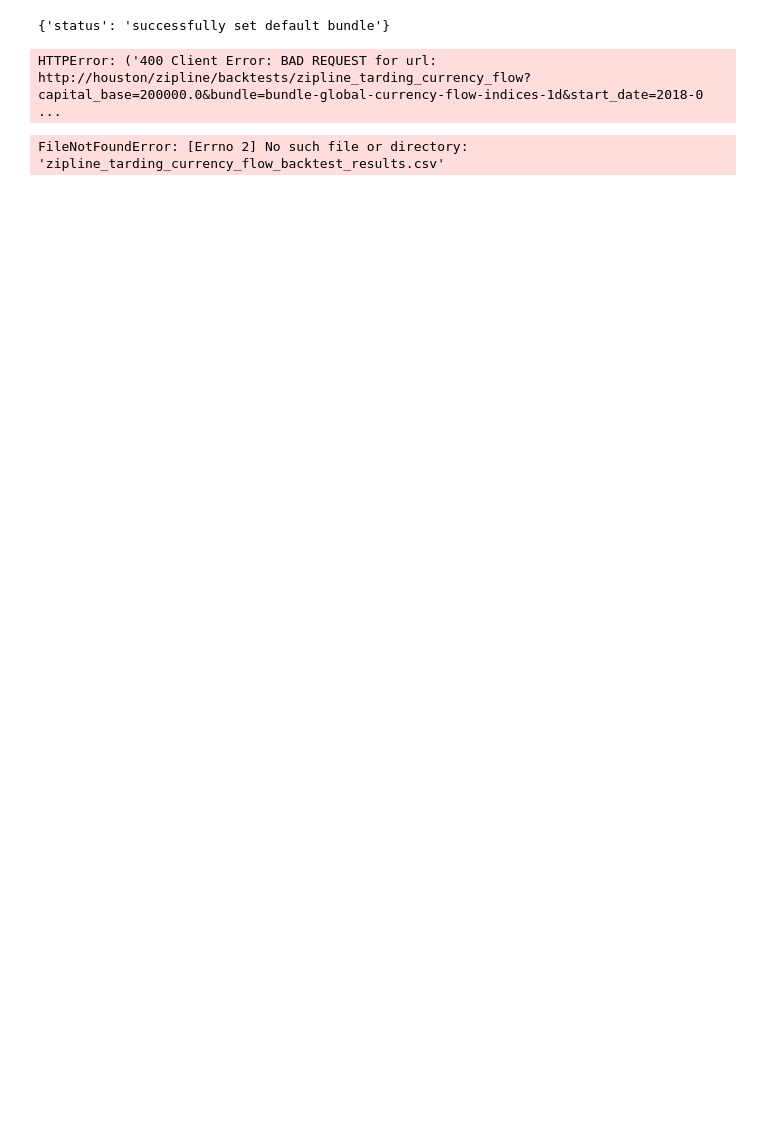
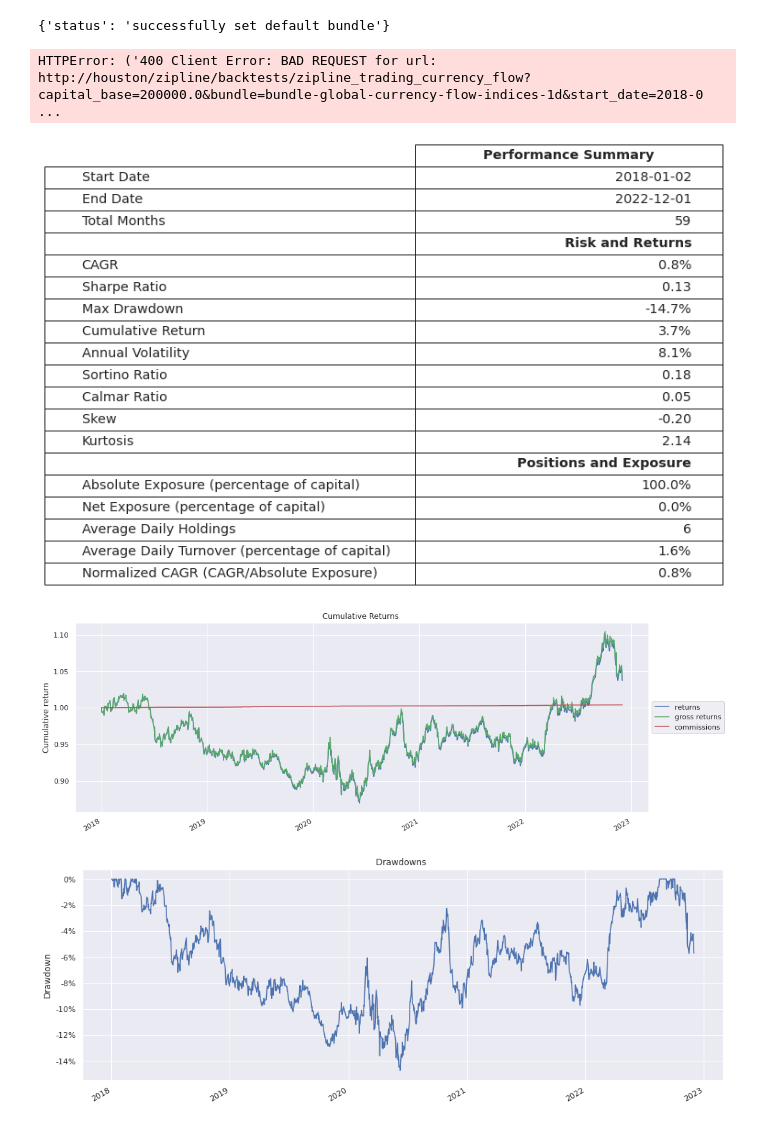
Before and after one commit to sculd/quantrocket_trading_currency_flow, a Jupyter notebook: backtest.ipynb, the cells around one changed output. Cells and saved outputs as stored; diff of their text form; code cells hidden in the pictures; blank space fills up the shorter version.

Commit message:
sid_selection add sections, moonshot backtest wip

```diff
--- a/backtest.ipynb
+++ b/backtest.ipynb
@@ -12,8 +21,8 @@ set_default_bundle("usstock-1d")
 # %% [output]
 {'status': 'successfully set default bundle'}
 # %%
-backtest(
-    "zipline_tarding_currency_flow",
+backtest_zipline(
+    "zipline_trading_currency_flow",
     start_date="2018-01-03",
     end_date="2020-12-12",
     bundle="bundle-global-currency-flow-indices-1d",
@@ -21,4 +30,4 @@ backtest(
     filepath_or_buffer="zipline_tarding_currency_flow_backtest_results.csv",
     progress="M")
 # %% [output]
-HTTPError: ('400 Client Error: BAD REQUEST for url: http://houston/zipline/backtests/zipline_tarding_currency_flow?capital_base=200000.0&bundle=bundle-global-currency-flow-indices-1d&start_date=2018-0 ...
+HTTPError: ('400 Client Error: BAD REQUEST for url: http://houston/zipline/backtests/zipline_trading_currency_flow?capital_base=200000.0&bundle=bundle-global-currency-flow-indices-1d&start_date=2018-0 ...
@@ -25,5 +42,6 @@ HTTPError: ('400 Client Error: BAD REQUEST for url: http://houston/zipline/backt
 # %%
-import pyfolio
-pyfolio.from_zipline_csv("zipline_tarding_currency_flow_backtest_results.csv")
+Tearsheet.from_moonshot_csv("moonshot_trading_currency_flow_results.csv")
 # %% [output]
-FileNotFoundError: [Errno 2] No such file or directory: 'zipline_tarding_currency_flow_backtest_results.csv'
+[figure, added]
+[figure, added]
+[figure, added]
```
Also changed, not shown: parts of 6 cells of this notebook, 4 other files.
